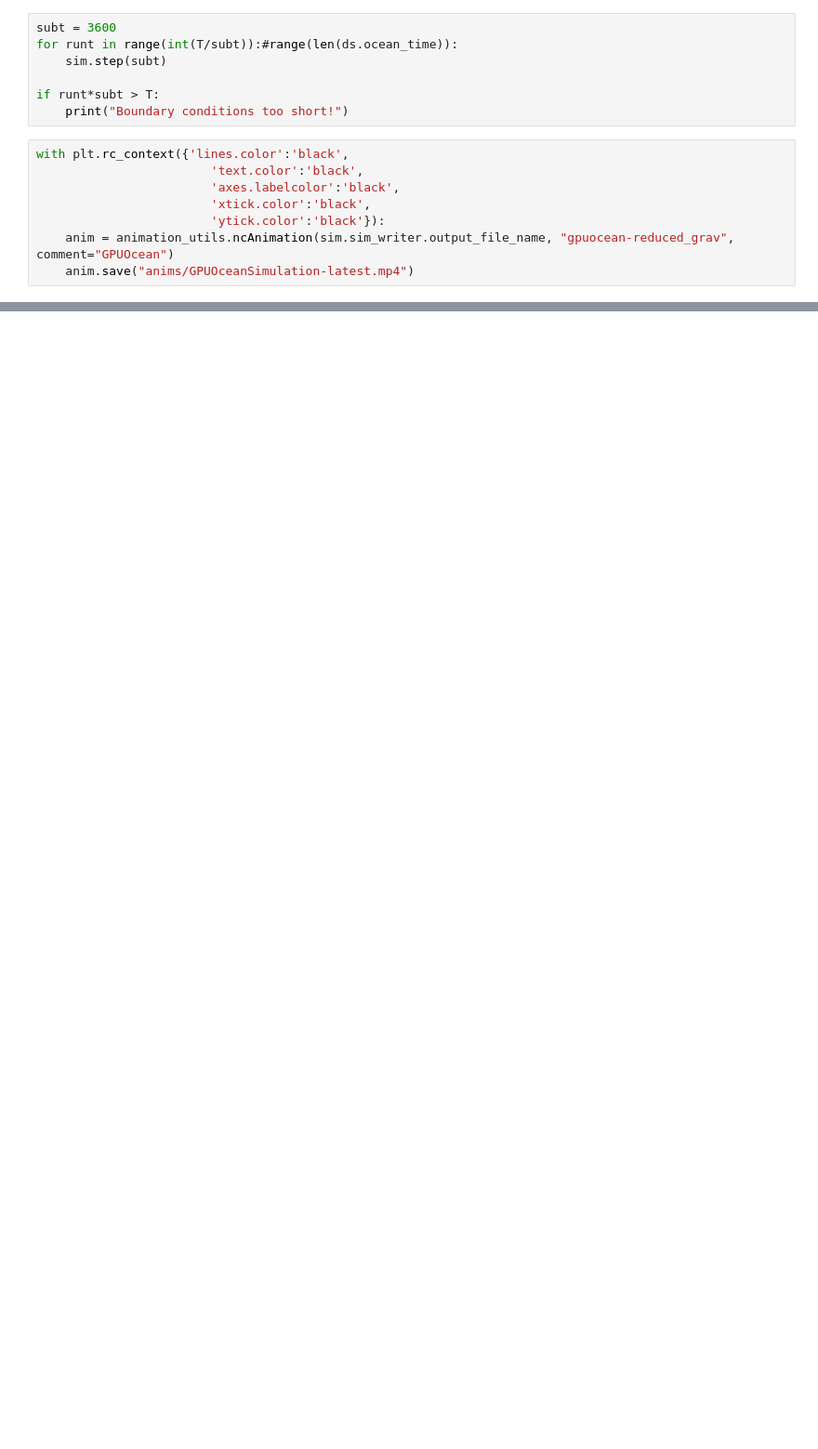
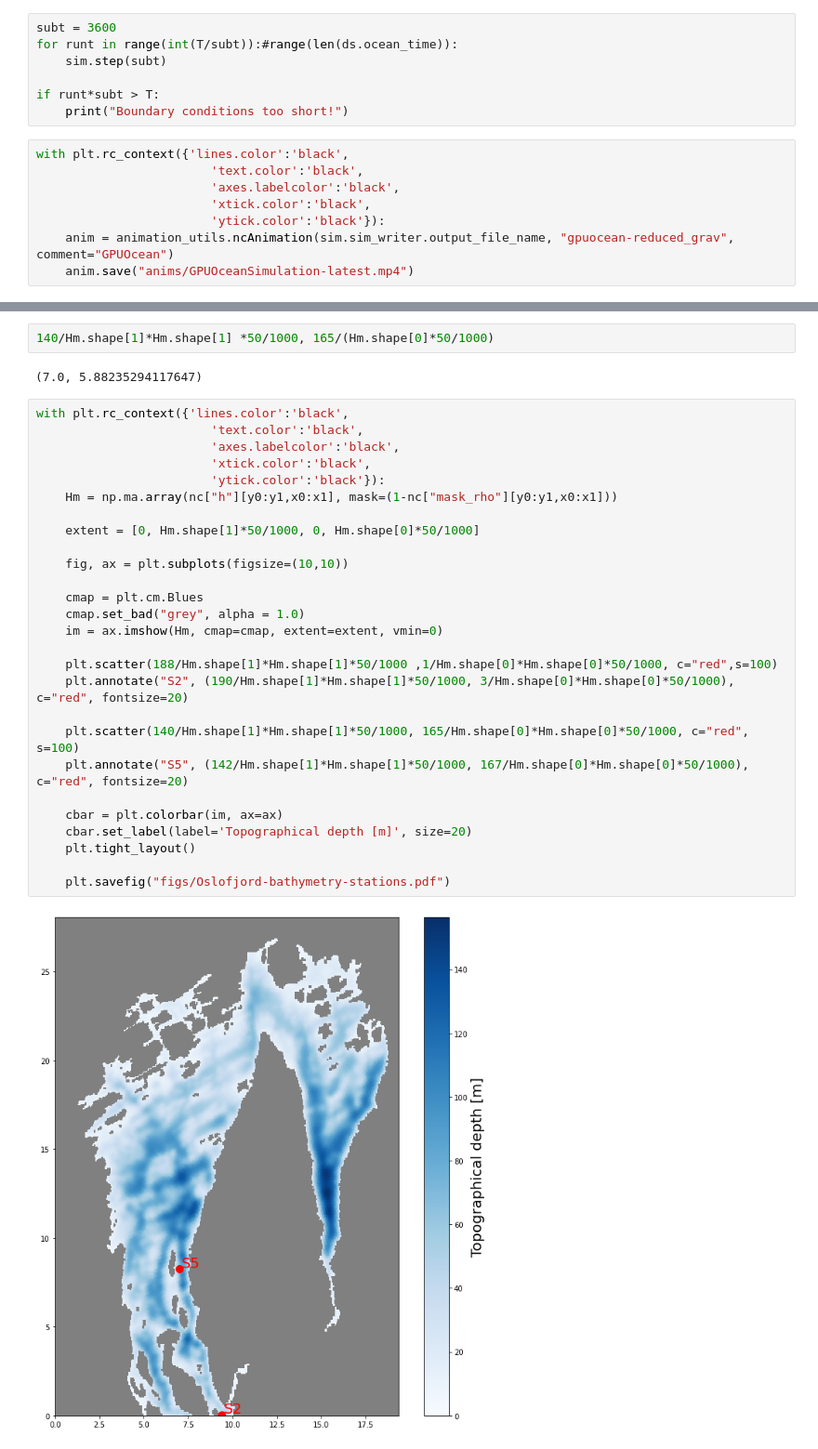
Before and after one commit to sintefmath/reduced-gravity-ocean-model, a Jupyter notebook: notebooks/Oslofjord/Oslofjord-ArtificialParameters.ipynb, the cells around one changed output, grey strips where cells are left out. Shown at 93% size. Saved outputs shown, nothing was run; the diff lists cells and outputs as text; blank space fills up the shorter version.

```diff
--- a/notebooks/Oslofjord/Oslofjord-ArtificialParameters.ipynb
+++ b/notebooks/Oslofjord/Oslofjord-ArtificialParameters.ipynb
@@ -353,0 +366,33 @@ sim.g
+# %%
+140/Hm.shape[1]*Hm.shape[1] *50/1000, 165/(Hm.shape[0]*50/1000)
+# %% [output]
+(7.0, 5.88235294117647)
+# %%
+with plt.rc_context({'lines.color':'black',
+                        'text.color':'black',
+                        'axes.labelcolor':'black',
+                        'xtick.color':'black',
+                        'ytick.color':'black'}):
+    Hm = np.ma.array(nc["h"][y0:y1,x0:x1], mask=(1-nc["mask_rho"][y0:y1,x0:x1]))
+
+    extent = [0, Hm.shape[1]*50/1000, 0, Hm.shape[0]*50/1000]
+
+    fig, ax = plt.subplots(figsize=(10,10))
+
+    cmap = plt.cm.Blues
+    cmap.set_bad("grey", alpha = 1.0)
+    im = ax.imshow(Hm, cmap=cmap, extent=extent, vmin=0)
+
+    plt.scatter(188/Hm.shape[1]*Hm.shape[1]*50/1000 ,1/Hm.shape[0]*Hm.shape[0]*50/1000, c="red",s=100)
+    plt.annotate("S2", (190/Hm.shape[1]*Hm.shape[1]*50/1000, 3/Hm.shape[0]*Hm.shape[0]*50/1000), c="red", fontsize=20)
+
+    plt.scatter(140/Hm.shape[1]*Hm.shape[1]*50/1000, 165/Hm.shape[0]*Hm.shape[0]*50/1000, c="red", s=100)
+    plt.annotate("S5", (142/Hm.shape[1]*Hm.shape[1]*50/1000, 167/Hm.shape[0]*Hm.shape[0]*50/1000), c="red", fontsize=20)
+
+    cbar = plt.colorbar(im, ax=ax)
+    cbar.set_label(label='Topographical depth [m]', size=20)
+    plt.tight_layout()
+
+    plt.savefig("figs/Oslofjord-bathymetry-stations.pdf")
+# %% [output]
+[figure, added]
```
Also changed, not shown: parts of 31 cells of this notebook.
